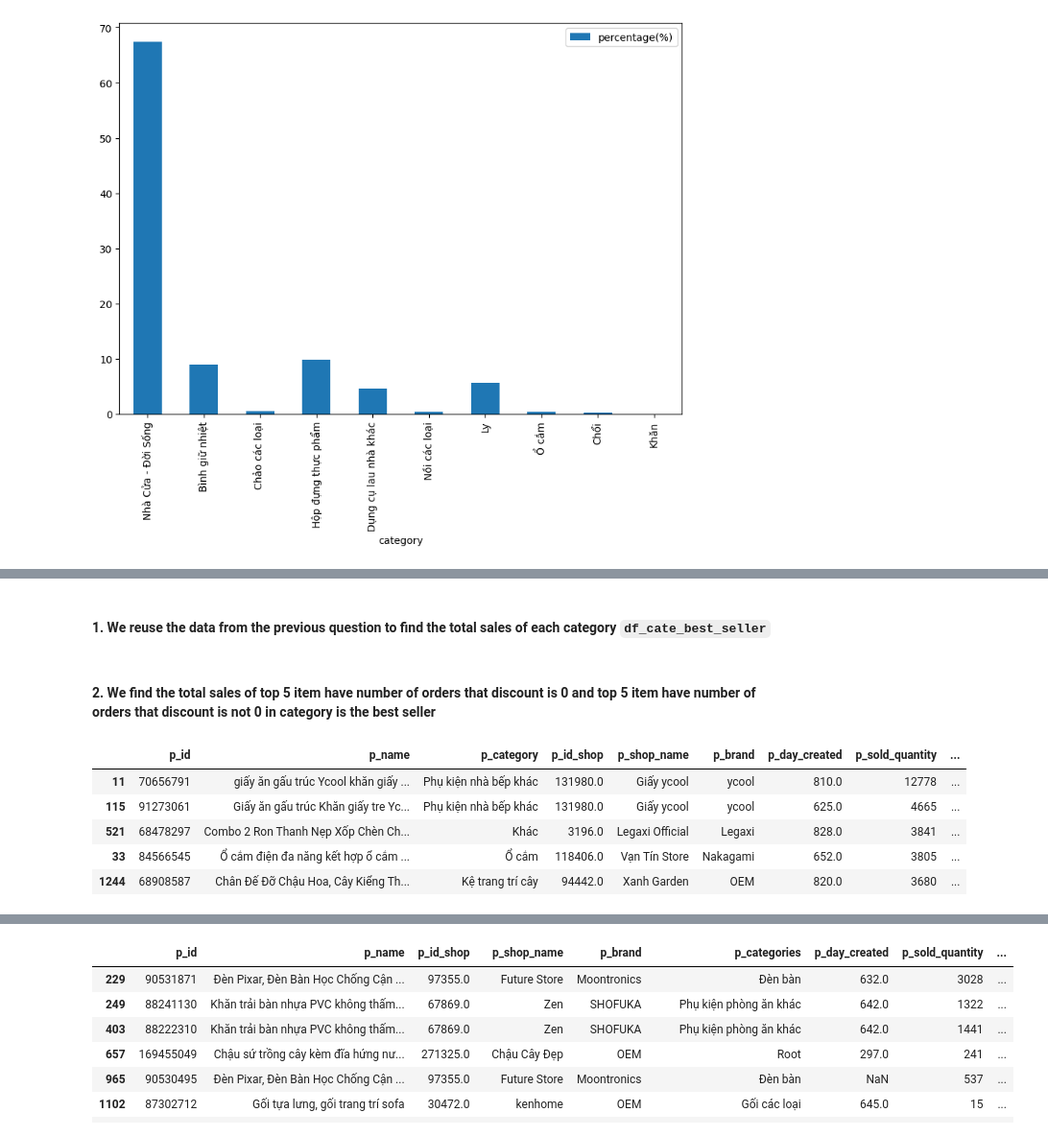
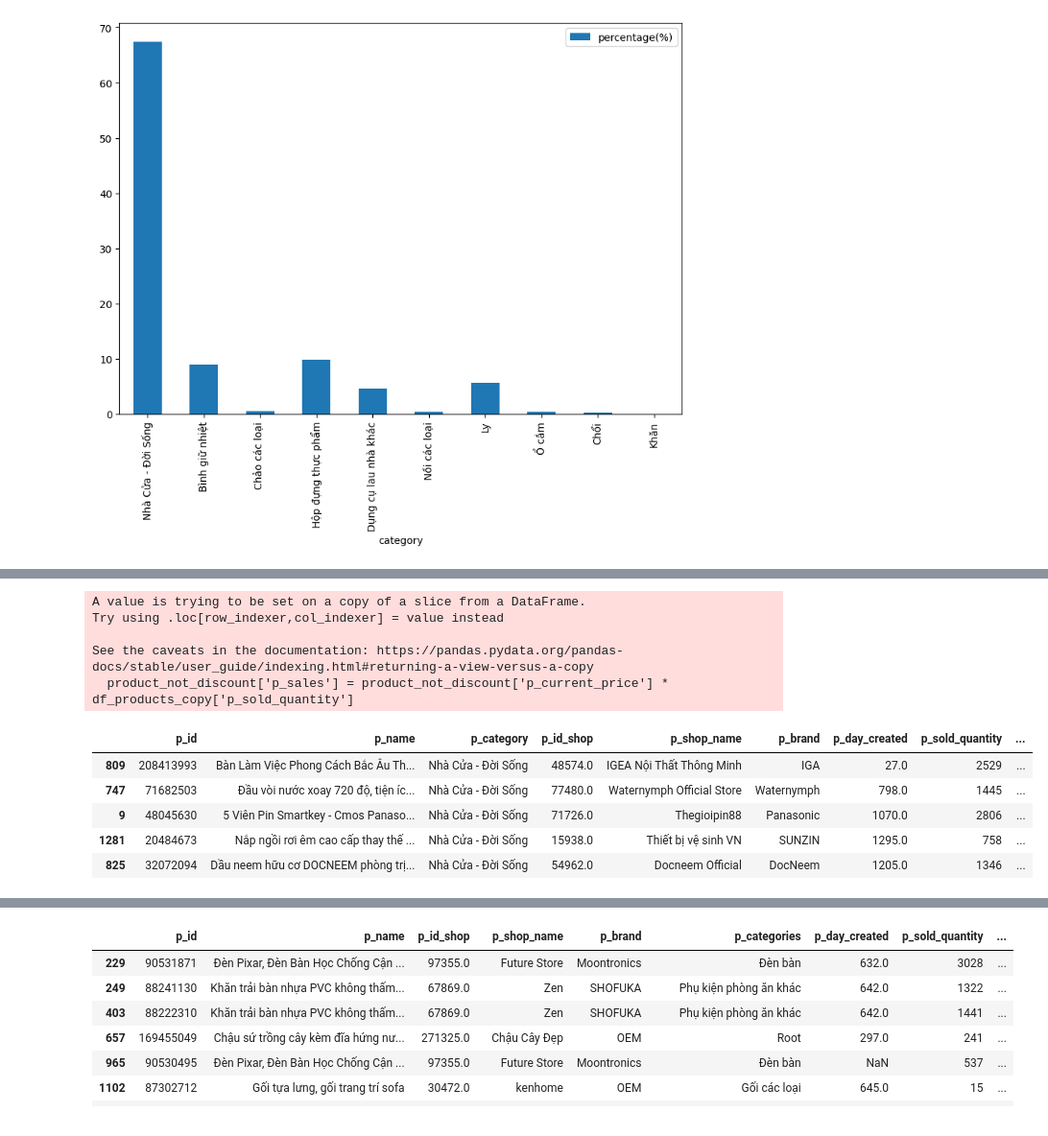
Before and after one commit to TienDat57/IntroductionToDataScience, a Jupyter notebook: src/visualization/index.ipynb, the cells around one changed output, grey strips where cells are left out. Shown at 96% size. Drawn from its saved outputs; the diff is of its cells as text; code cells hidden in the pictures.

```diff
--- a/src/visualization/index.ipynb
+++ b/src/visualization/index.ipynb
@@ -241,19 +239,22 @@ df_cate_in_store_total_sales[:10].plot.bar(x='category', y='percentage(%)', rot=
-# %% [markdown]
-#### 1. We reuse the data from the previous question to find the total sales of each category `df_cate_best_seller`
-# %% [markdown]
-#### 2. We find the total sales of top 5 item have number of orders that discount is 0 and top 5 item have number of orders that discount is not 0 in category is the best seller
 # %%
 # get product which have discount rate is 0
-product_not_discount = df_products_copy[df_products_copy['p_discount_rate'] == 0]
+product_not_discount = df_cate_best_seller[df_cate_best_seller['p_discount_rate'] == 0]
+product_not_discount['p_sales'] = product_not_discount['p_current_price'] * df_products_copy['p_sold_quantity']
+
 # get top 5 product have sold quantity is the highest
-product_not_discount = product_not_discount.sort_values(by='p_sold_quantity', ascending=False)[:5]
+product_not_discount = product_not_discount.sort_values(by='p_sales', ascending=False)[:5]
 product_not_discount
 # %% [output]
+A value is trying to be set on a copy of a slice from a DataFrame.
+Try using .loc[row_indexer,col_indexer] = value instead
+
+See the caveats in the documentation: https://pandas.pydata.org/pandas-docs/stable/user_guide/indexing.html#returning-a-view-versus-a-copy
+  product_not_discount['p_sales'] = product_not_discount['p_current_price'] * df_products_copy['p_sold_quantity']
 |  | p_id | p_name | p_category | p_id_shop | p_shop_name | p_brand | p_day_created | p_sold_quantity | ... |
-| 11 | 70656791 | giấy ăn gấu trúc Ycool khăn giấy ... | Phụ kiện nhà bếp khác | 131980.0 | Giấy ycool | ycool | 810.0 | 12778 | ... |
-| 115 | 91273061 | Giấy ăn gấu trúc Khăn giấy tre Yc... | Phụ kiện nhà bếp khác | 131980.0 | Giấy ycool | ycool | 625.0 | 4665 | ... |
-| 521 | 68478297 | Combo 2 Ron Thanh Nẹp Xốp Chèn Ch... | Khác | 3196.0 | Legaxi Official | Legaxi | 828.0 | 3841 | ... |
-| 33 | 84566545 | Ổ cắm điện đa năng kết hợp ổ cắm ... | Ổ cắm | 118406.0 | Vạn Tín Store | Nakagami | 652.0 | 3805 | ... |
-| 1244 | 68908587 | Chân Đế Đỡ Chậu Hoa, Cây Kiểng Th... | Kệ trang trí cây | 94442.0 | Xanh Garden | OEM | 820.0 | 3680 | ... |
+| 809 | 208413993 | Bàn Làm Việc Phong Cách Bắc Âu Th... | Nhà Cửa - Đời Sống | 48574.0 | IGEA Nội Thất Thông Minh | IGA | 27.0 | 2529 | ... |
+| 747 | 71682503 | Đầu vòi nước xoay 720 độ, tiện íc... | Nhà Cửa - Đời Sống | 77480.0 | Waternymph Official Store | Waternymph | 798.0 | 1445 | ... |
+| 9 | 48045630 | 5 Viên Pin Smartkey - Cmos Panaso... | Nhà Cửa - Đời Sống | 71726.0 | Thegioipin88 | Panasonic | 1070.0 | 2806 | ... |
+| 1281 | 20484673 | Nắp ngồi rơi êm cao cấp thay thế ... | Nhà Cửa - Đời Sống | 15938.0 | Thiết bị vệ sinh VN | SUNZIN | 1295.0 | 758 | ... |
+| 825 | 32072094 | Dầu neem hữu cơ DOCNEEM phòng trị... | Nhà Cửa - Đời Sống | 54962.0 | Docneem Official | DocNeem | 1205.0 | 1346 | ... |
 # %%
 # get product which have discount rate is not 0
```
Also changed, not shown: parts of 55 cells of this notebook, 3 other files.
